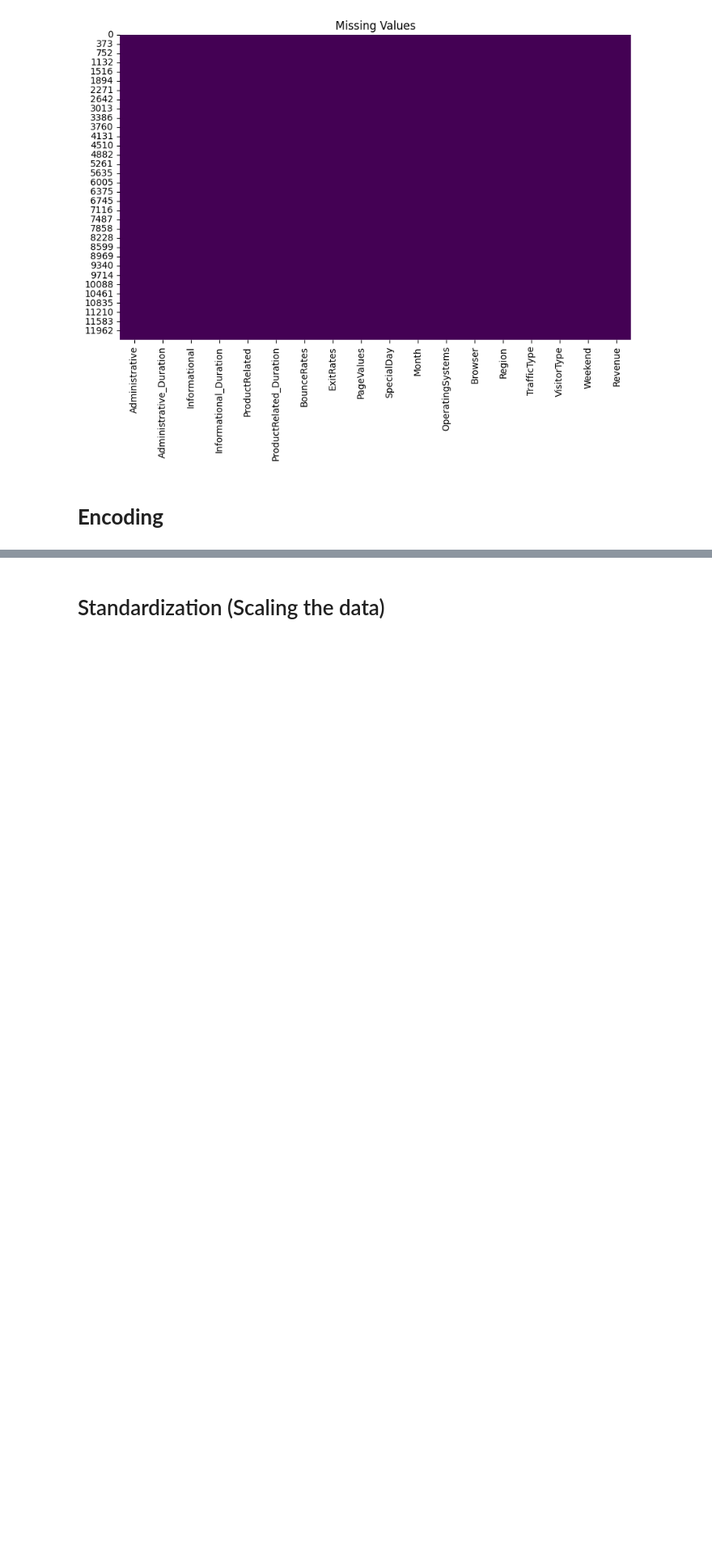
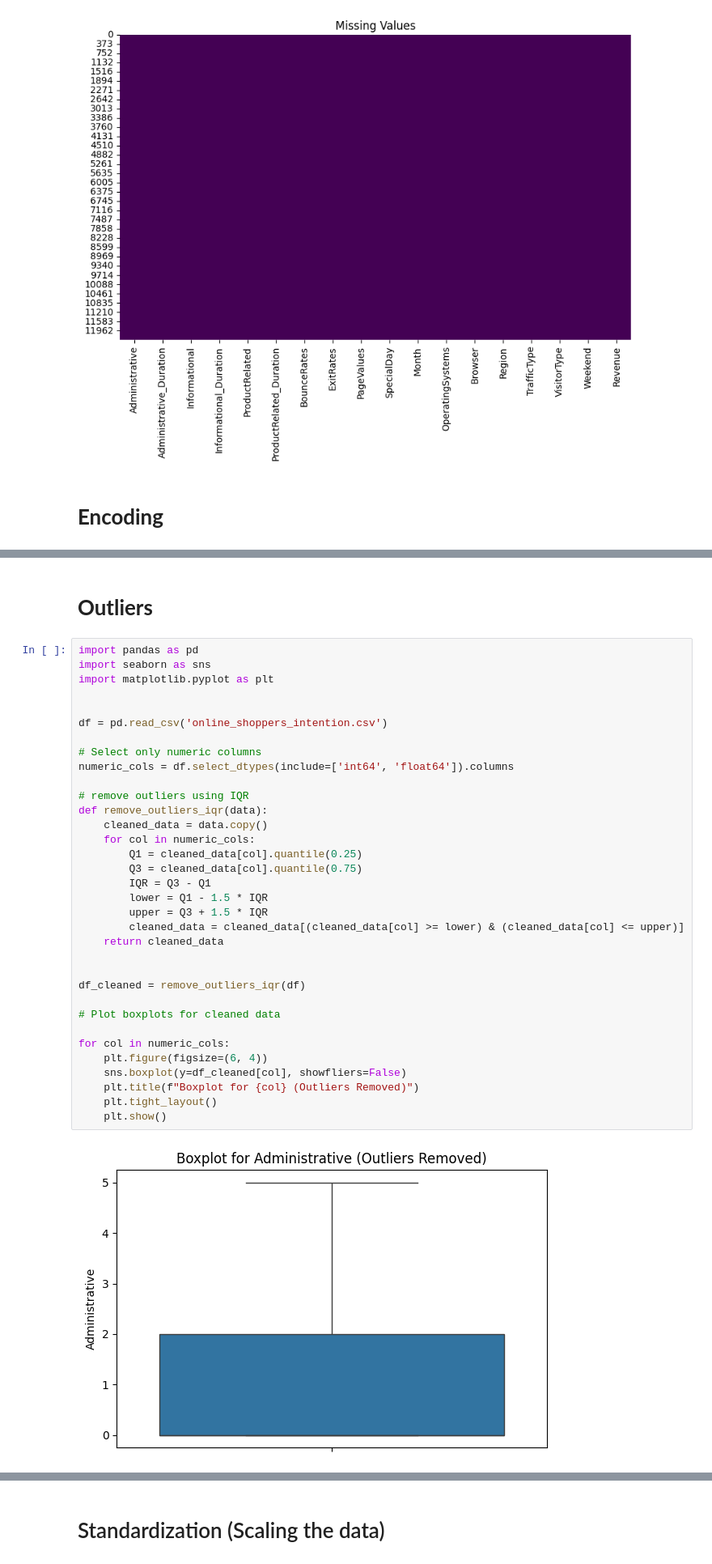
Before and after one commit to daurickroy/Entri-Elevate---Project, a Jupyter notebook: Online Shoppers Purchasing Intention.ipynb, the cells around one changed output, grey strips where cells are left out. Shown at 81% size. Cells and saved outputs as stored; diff of their text form; blank space fills up the shorter version.

```diff
--- a/Online Shoppers Purchasing Intention.ipynb
+++ b/Online Shoppers Purchasing Intention.ipynb
@@ -109,0 +237,38 @@ Index(['Month', 'VisitorType'], dtype='object')
+# %% [markdown]
+# **Outliers**
+# %%
+import pandas as pd
+import seaborn as sns
+import matplotlib.pyplot as plt
+
+
+df = pd.read_csv('online_shoppers_intention.csv')
+
+# Select only numeric columns
+numeric_cols = df.select_dtypes(include=['int64', 'float64']).columns
+
+# remove outliers using IQR
+def remove_outliers_iqr(data):
+    cleaned_data = data.copy()
+    for col in numeric_cols:
+        Q1 = cleaned_data[col].quantile(0.25)
+        Q3 = cleaned_data[col].quantile(0.75)
+        IQR = Q3 - Q1
+        lower = Q1 - 1.5 * IQR
+        upper = Q3 + 1.5 * IQR
+        cleaned_data = cleaned_data[(cleaned_data[col] >= lower) & (cleaned_data[col] <= upper)]
+    return cleaned_data
+
+
+df_cleaned = remove_outliers_iqr(df)
+
+# Plot boxplots for cleaned data
+
+for col in numeric_cols:
+    plt.figure(figsize=(6, 4))
+    sns.boxplot(y=df_cleaned[col], showfliers=False)
+    plt.title(f"Boxplot for {col} (Outliers Removed)")
+    plt.tight_layout()
+    plt.show()
+# %% [output]
+[figure, added]
```
Also changed, not shown: parts of 25 cells of this notebook.
